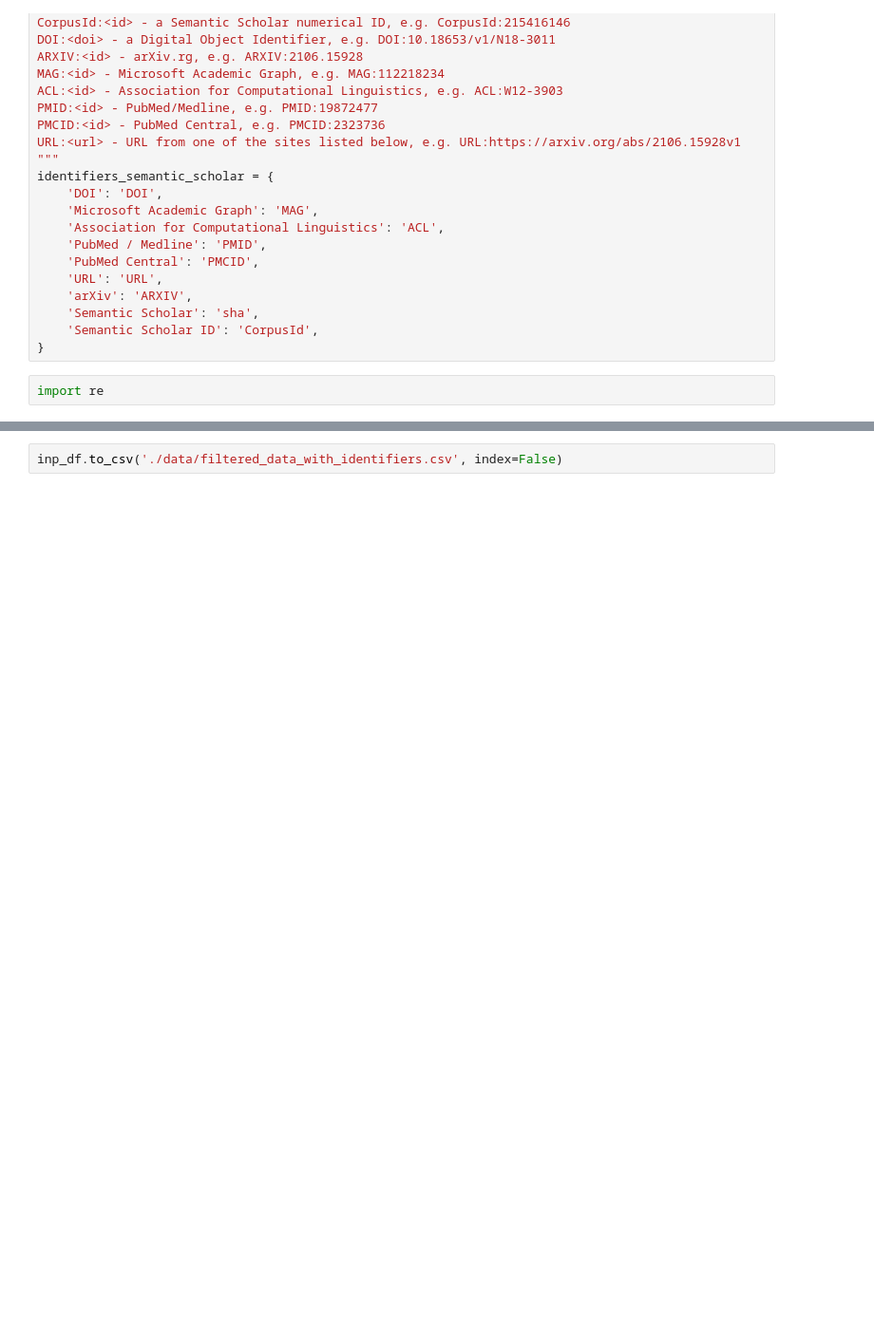
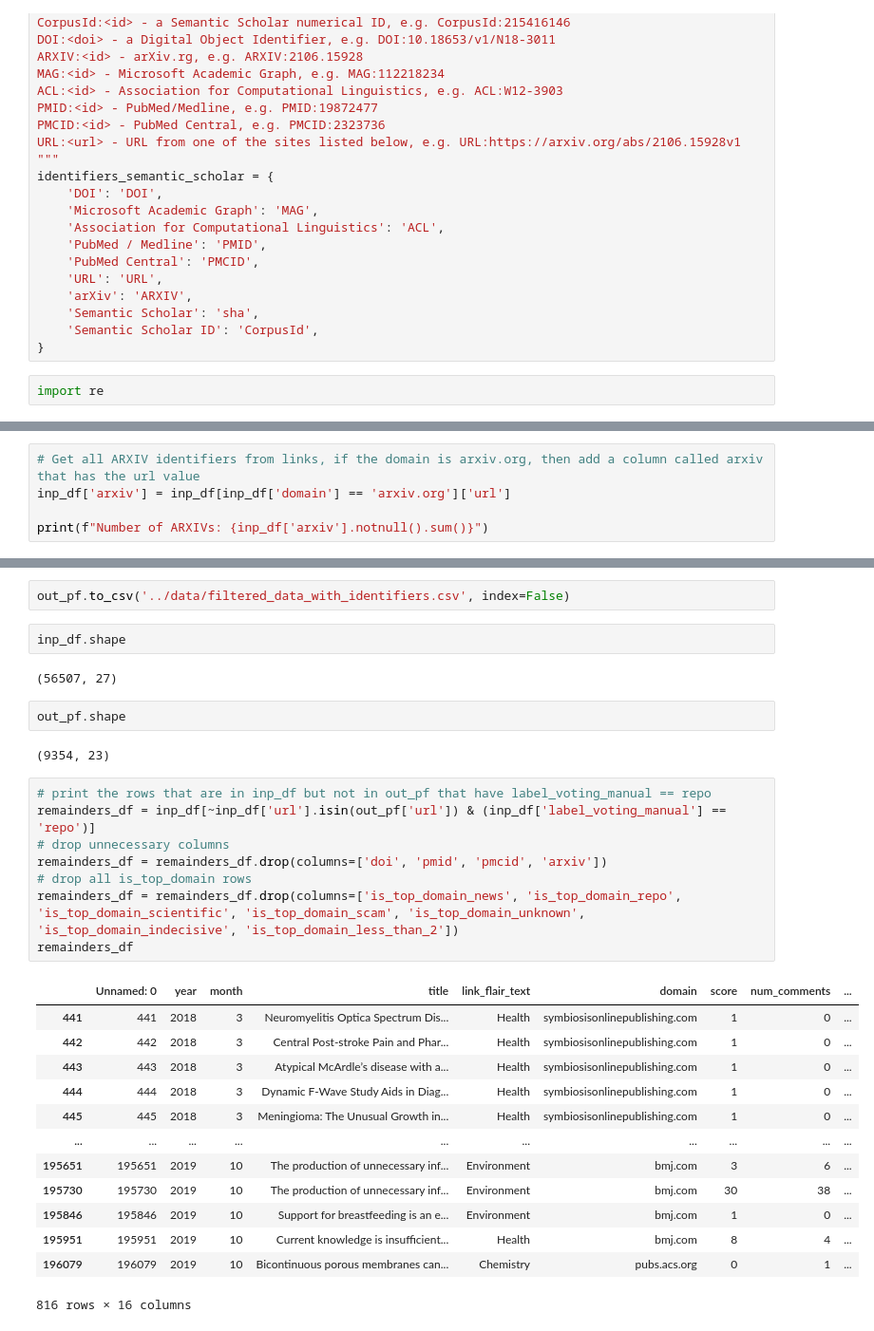
Before and after one commit to vetlewj/algorithmic-media, a Jupyter notebook: identifiers/get_identifiers_from_links.ipynb, the cells around one changed output, grey strips where cells are left out. Shown at 95% size. Cells and saved outputs as stored; diff of their text form; blank space fills up the shorter version.

```diff
--- a/identifiers/get_identifiers_from_links.ipynb
+++ b/identifiers/get_identifiers_from_links.ipynb
@@ -145,0 +148,5 @@ Number of PMCIDs: 733
+# %%
+# Get all ARXIV identifiers from links, if the domain is arxiv.org, then add a column called arxiv that has the url value
+inp_df['arxiv'] = inp_df[inp_df['domain'] == 'arxiv.org']['url']
+
+print(f"Number of ARXIVs: {inp_df['arxiv'].notnull().sum()}")
@@ -175,4 +187,34 @@ inp_df.head()
 | 33 | 33 | 2018 | 3 | Undisclosed Conflicts of Interest... | Social Science | ncbi.nlm.nih.gov | 263 | 21 | ... |
 5 rows × 23 columns
 # %%
-inp_df.to_csv('./data/filtered_data_with_identifiers.csv', index=False)
+out_pf.to_csv('../data/filtered_data_with_identifiers.csv', index=False)
+# %%
+inp_df.shape
+# %% [output]
+(56507, 27)
+# %%
+out_pf.shape
+# %% [output]
+(9354, 23)
+# %%
+# print the rows that are in inp_df but not in out_pf that have label_voting_manual == repo
+remainders_df = inp_df[~inp_df['url'].isin(out_pf['url']) & (inp_df['label_voting_manual'] == 'repo')]
+# drop unnecessary columns
+remainders_df = remainders_df.drop(columns=['doi', 'pmid', 'pmcid', 'arxiv'])
+# drop all is_top_domain rows
+remainders_df = remainders_df.drop(columns=['is_top_domain_news', 'is_top_domain_repo', 'is_top_domain_scientific', 'is_top_domain_scam', 'is_top_domain_unknown', 'is_top_domain_indecisive', 'is_top_domain_less_than_2'])
+remainders_df
+# %% [output]
+|  | Unnamed: 0 | year | month | title | link_flair_text | domain | score | num_comments | ... |
+| 441 | 441 | 2018 | 3 | Neuromyelitis Optica Spectrum Dis... | Health | symbiosisonlinepublishing.com | 1 | 0 | ... |
+| 442 | 442 | 2018 | 3 | Central Post-stroke Pain and Phar... | Health | symbiosisonlinepublishing.com | 1 | 0 | ... |
+| 443 | 443 | 2018 | 3 | Atypical McArdle’s disease with a... | Health | symbiosisonlinepublishing.com | 1 | 0 | ... |
+| 444 | 444 | 2018 | 3 | Dynamic F-Wave Study Aids in Diag... | Health | symbiosisonlinepublishing.com | 1 | 0 | ... |
+| 445 | 445 | 2018 | 3 | Meningioma: The Unusual Growth in... | Health | symbiosisonlinepublishing.com | 1 | 0 | ... |
+| ... | ... | ... | ... | ... | ... | ... | ... | ... | ... |
+| 195651 | 195651 | 2019 | 10 | The production of unnecessary inf... | Environment | bmj.com | 3 | 6 | ... |
+| 195730 | 195730 | 2019 | 10 | The production of unnecessary inf... | Environment | bmj.com | 30 | 38 | ... |
+| 195846 | 195846 | 2019 | 10 | Support for breastfeeding is an e... | Environment | bmj.com | 1 | 0 | ... |
+| 195951 | 195951 | 2019 | 10 | Current knowledge is insufficient... | Health | bmj.com | 8 | 4 | ... |
+| 196079 | 196079 | 2019 | 10 | Bicontinuous porous membranes can... | Chemistry | pubs.acs.org | 0 | 1 | ... |
+816 rows × 16 columns
```
Also changed, not shown: parts of 9 cells of this notebook, 1 other file.
